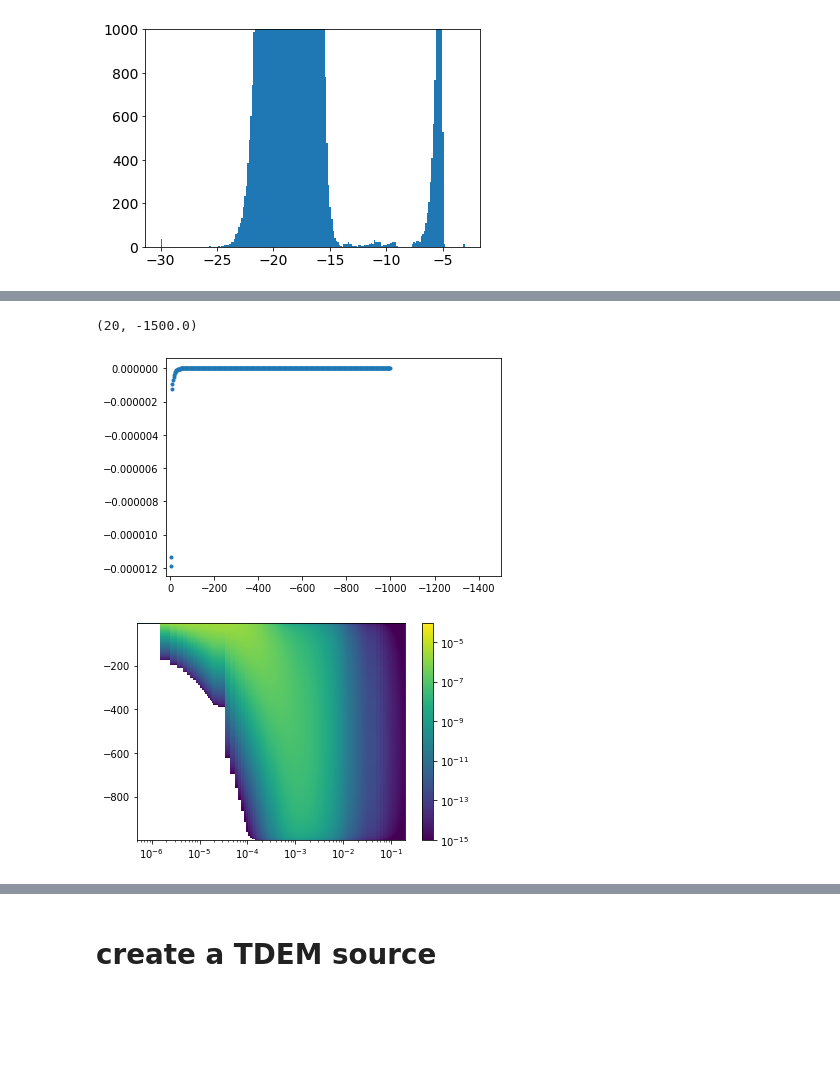
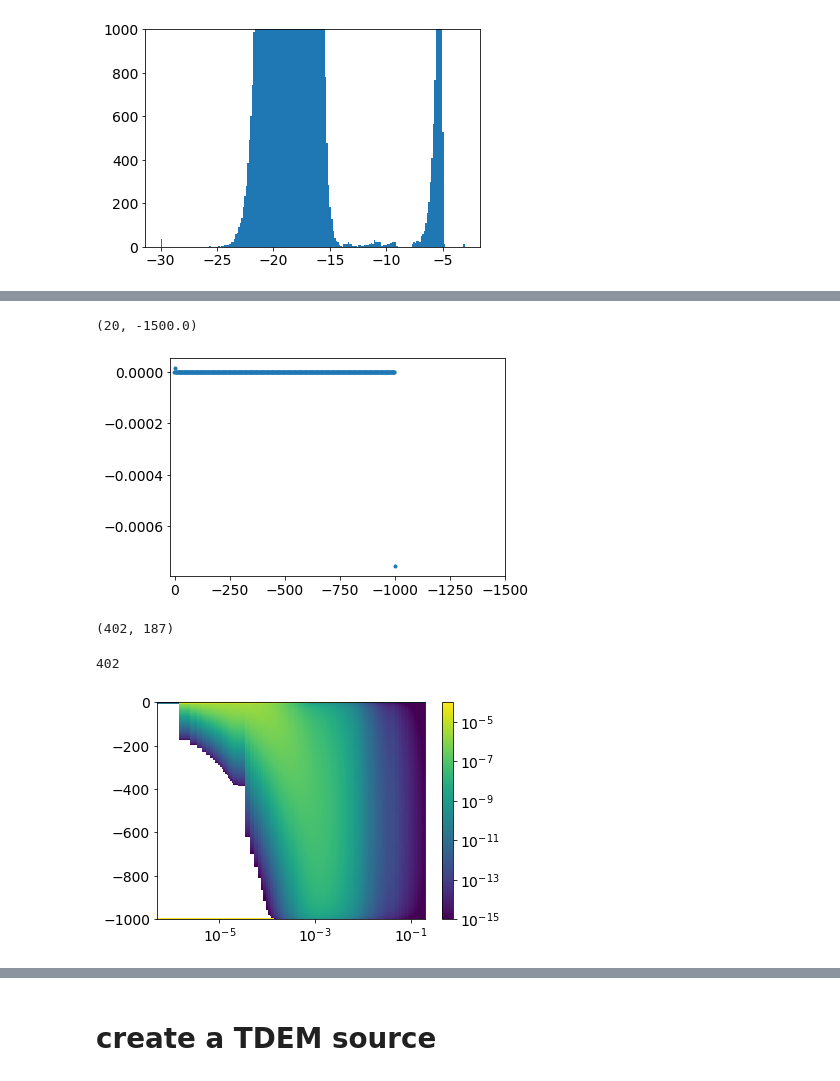
Before and after one commit to lheagy/heagy-2019-casing-ml, a Jupyter notebook: notebooks/TDEM_current_plots_src_term.ipynb, the cells around one changed output, grey strips where cells are left out. Saved outputs shown, nothing was run; the diff lists cells and outputs as text; code cells hidden in the pictures; blank space fills up the shorter version.

Commit message:
wip source term

```diff
--- a/notebooks/TDEM_current_plots_src_term.ipynb
+++ b/notebooks/TDEM_current_plots_src_term.ipynb
@@ -859,8 +869,8 @@ def compute_sm_source_term(src, key="approx_casing", primary_key="casing", safe=
     if safe is True:
         rinds = np.where(mesh.vectorNx[1:]<=radius)[0]
         rinds = slice(rinds[0], rinds[-1]+2)
-        zinds = np.where((mesh.vectorNz < 0) & (mesh.vectorNz > -model.casing_l))[0]
-        zinds = slice(zinds[0], zinds[-1]+1)
+        zinds = np.where((mesh.vectorNz <= 0) & (mesh.vectorNz >= -model.casing_l))[0]
+        zinds = slice(zinds[0], zinds[-1]+2)
         sm = sm[rinds, zinds, :]
         R = np.squeeze(mesh.gridEy[:, 0].reshape(mesh.vnEy, order="F")[rinds, 0, zinds])
 #         print(R)
@@ -875,8 +885,8 @@ def compute_sm_source_term(src, key="approx_casing", primary_key="casing", safe=
 rinds, zinds, src_term = compute_sm_source_term(survey.source_list[0])
 # %%
 fig, ax = plt.subplots(1,1)
-ax.plot(z, src_term[:, 1], '.')
+ax.plot(mesh.vectorNz[zinds], src_term[:, 0], '.')
 ax.set_xlim([20, -model.casing_l*1.5])
 # %% [output]
 (20, -1500.0)
-[figure, old version]
+[figure, new version]
@@ -887,3 +893,11 @@ z = mesh.vectorNz[zinds]
+# %%
+src_term.shape
+# %% [output]
+(402, 187)
+# %%
+len(mesh.vectorNz[zinds])
+# %% [output]
+402
 # %%
 fig, ax = plt.subplots(1, 1)
 
@@ -893,14 +907,14 @@ fig, ax = plt.subplots(1, 1)
 # )
 
 plt.colorbar(
-    ax.pcolormesh(sim.time_mesh.vectorCCx, z, -src_term, norm=LogNorm(vmin=1e-15, vmax=1e-4)),
+    ax.pcolormesh(sim.time_mesh.vectorCCx, mesh.vectorNz[zinds], -src_term, norm=LogNorm(vmin=1e-15, vmax=1e-4)),
     ax=ax
 )
 
 ax.set_xscale('log')
 # ax.set_xlim([1e-7, 1e-5])
 # %% [output]
-[figure, old version]
+[figure, new version]
 # %%
 fig = plt.figure()
 ax = fig.gca(projection='3d')
```
Also changed, not shown: parts of 36 cells of this notebook.
